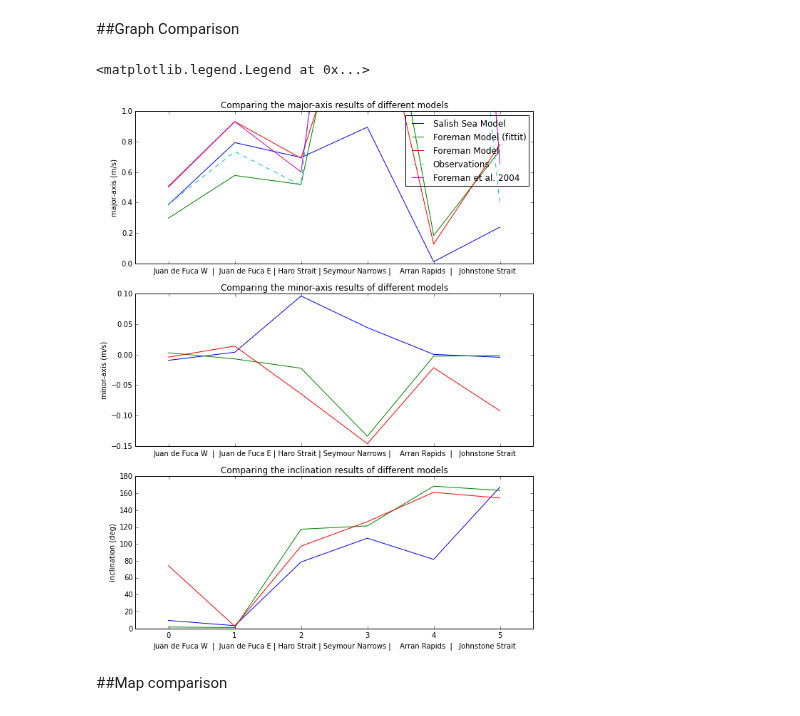
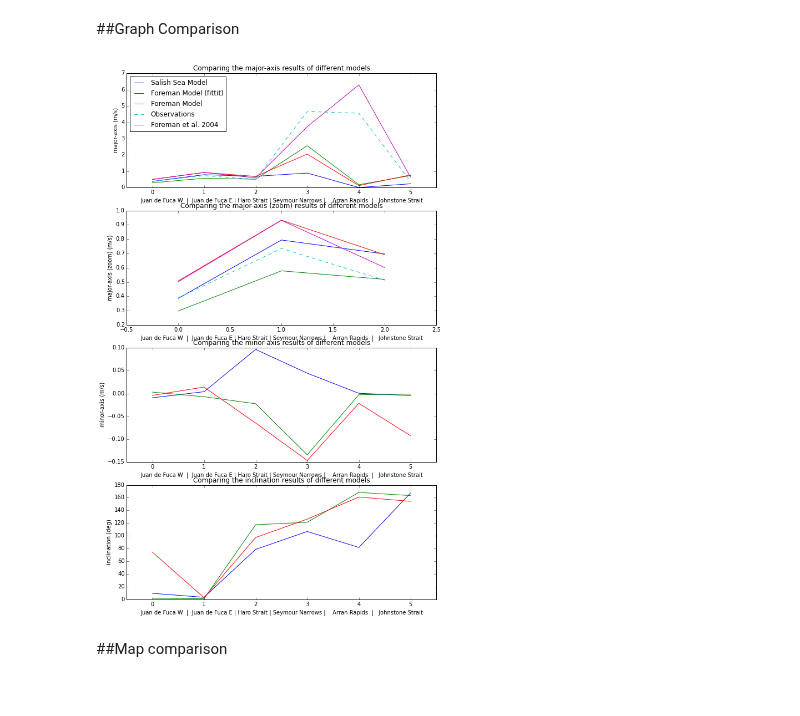
Before and after one commit to SalishSeaCast/analysis, a Jupyter notebook: Muriel/EllipsesCompaisonswithForemanModel.ipynb, the cells around one changed output. Drawn from its saved outputs; the diff is of its cells as text; code cells hidden in the pictures.

Commit message:
Add plot of semi major axis zoomed into first three locations.

```diff
--- a/Muriel/EllipsesCompaisonswithForemanModel.ipynb
+++ b/Muriel/EllipsesCompaisonswithForemanModel.ipynb
@@ -254,28 +254,40 @@ The Salish Sea MEOPAR Model is closest to the observations reported in Foreman e
 ##Graph Comparison
 # %%
 count = np.arange(0,6)
-parameter = ['major-axis', 'minor-axis', 'inclination']
-unit = ['m/s','m/s','deg']
+parameter = ['major-axis','major-axis (zoom)', 'minor-axis', 'inclination']
+unit = ['m/s', 'm/s' ,'m/s','deg']
 # %%
-fig, (ax0, ax1, ax2)= plt.subplots(3,1,figsize=(10,13), sharex=True)
+fig, (ax0, ax1, ax2, ax3)= plt.subplots(4,1,figsize=(10,17))
 
-for ax , k, par, u in zip([ax0, ax1, ax2], np.arange(0,6), parameter, unit):
-    ax.plot(count[:],params_av[:,k], '-', label='Salish Sea Model')
-    ax.plot(count[:], params_f[:,k], '-', label='Foreman Model (fittit)')
-    ax.plot(count[:], param_mat[:,k], '-', label='Foreman Model')
-    if ax == ax0:
+for ax , k, par, u in zip([ax0, ax1, ax2, ax3], [0,0,1,2], parameter, unit):
+    if ax == ax1:
+        ax.plot(count[:-3],params_av[:-3,k], '-', label='Salish Sea Model')
+        ax.plot(count[:-3], params_f[:-3,k], '-', label='Foreman Model (fittit)')
+        ax.plot(count[:-3], param_mat[:-3,k], '-', label='Foreman Model')
+        ax.plot(count[:-3], obs_amp[:-3], '--',label='Observations')
+        ax.plot(count[:-3], foreman2004[:-3], '-',label='Foreman et al. 2004')
+        ax.set_xlim([-0.5,2.5])
+
+    elif ax == ax0:
+
+        ax.plot(count[:],params_av[:,k], '-', label='Salish Sea Model')
+        ax.plot(count[:], params_f[:,k], '-', label='Foreman Model (fittit)')
+        ax.plot(count[:], param_mat[:,k], '-', label='Foreman Model')
         ax.plot(count[:], obs_amp[:], '--',label='Observations')
         ax.plot(count[:], foreman2004[:], '-',label='Foreman et al. 2004')
-        ax.set_ylim([0,1])
+        ax.legend(loc = 2)
+        ax.set_xlim([-0.5, 5.5])
+    else:
+        ax.plot(count[:],params_av[:,k], '-', label='Salish Sea Model')
+        ax.plot(count[:], params_f[:,k], '-', label='Foreman Model (fittit)')
+        ax.plot(count[:], param_mat[:,k], '-', label='Foreman Model')
+        ax.set_xlim([-0.5, 5.5])
 
     ax.set_title('Comparing the {} results of different models'.format(par))
     ax.set_xlabel('Juan de Fuca W  |  Juan de Fuca E | Haro Strait | Seymour Narrows |    Arran Rapids  |   Johnstone Strait')
     ax.set_ylabel('{} ({})'.format(par,u))
-    ax.set_xlim([-0.5, 5.5])
-ax0.legend()
 # %% [output]
-<matplotlib.legend.Legend at 0x...>
-[figure, old version]
+[figure, new version]
 # %% [markdown]
 ##Map comparison
 # %%
```
